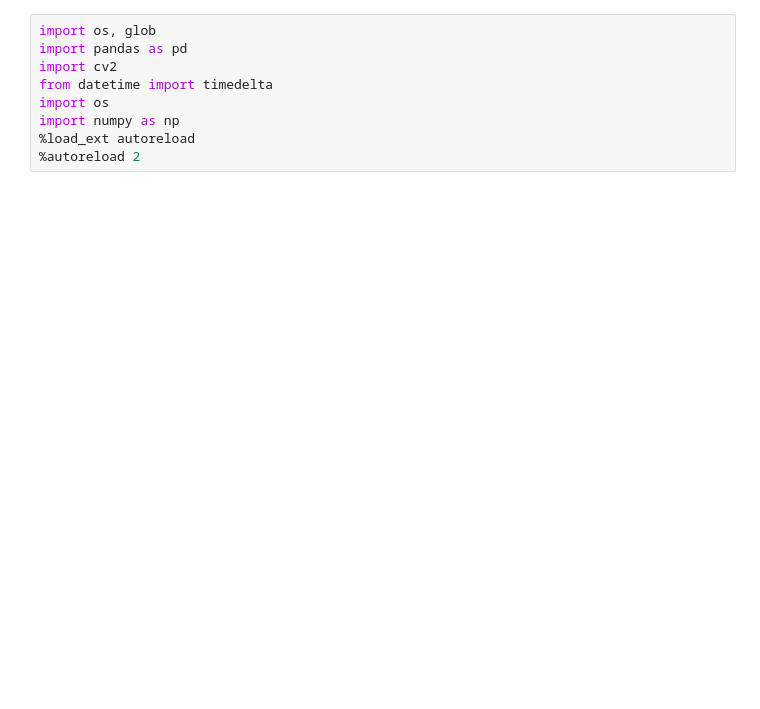
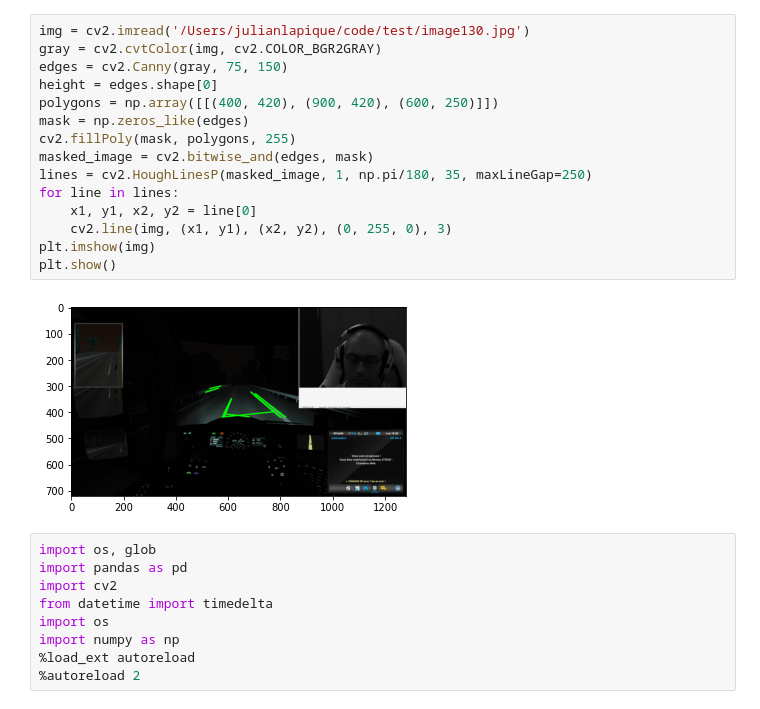
Before and after one commit to Jackfn96/3DS, a Jupyter notebook: notebooks/Julian.ipynb, the cells around one changed output. Cells and saved outputs as stored; diff of their text form; blank space fills up the shorter version.

```diff
--- a/notebooks/Julian.ipynb
+++ b/notebooks/Julian.ipynb
@@ -1,3 +1,20 @@
+# %%
+img = cv2.imread('/Users/julianlapique/code/test/image130.jpg')
+gray = cv2.cvtColor(img, cv2.COLOR_BGR2GRAY)
+edges = cv2.Canny(gray, 75, 150)
+height = edges.shape[0]
+polygons = np.array([[(400, 420), (900, 420), (600, 250)]])
+mask = np.zeros_like(edges)
+cv2.fillPoly(mask, polygons, 255)
+masked_image = cv2.bitwise_and(edges, mask)
+lines = cv2.HoughLinesP(masked_image, 1, np.pi/180, 35, maxLineGap=250)
+for line in lines:
+    x1, y1, x2, y2 = line[0]
+    cv2.line(img, (x1, y1), (x2, y2), (0, 255, 0), 3)
+plt.imshow(img)
+plt.show()
+# %% [output]
+[figure, added]
 # %%
 import os, glob
 import pandas as pd
```
Also changed, not shown: parts of 70 cells of this notebook, 1 other file.
